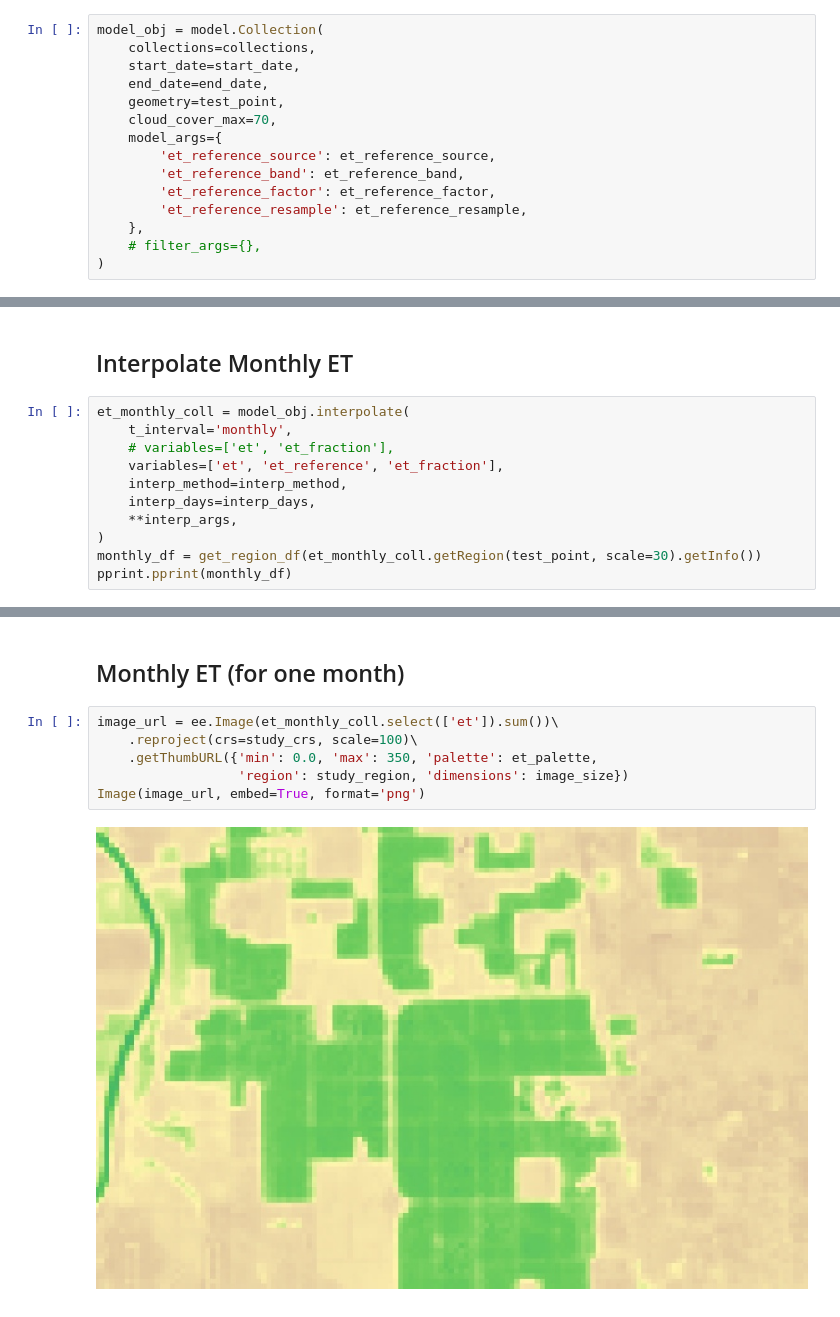
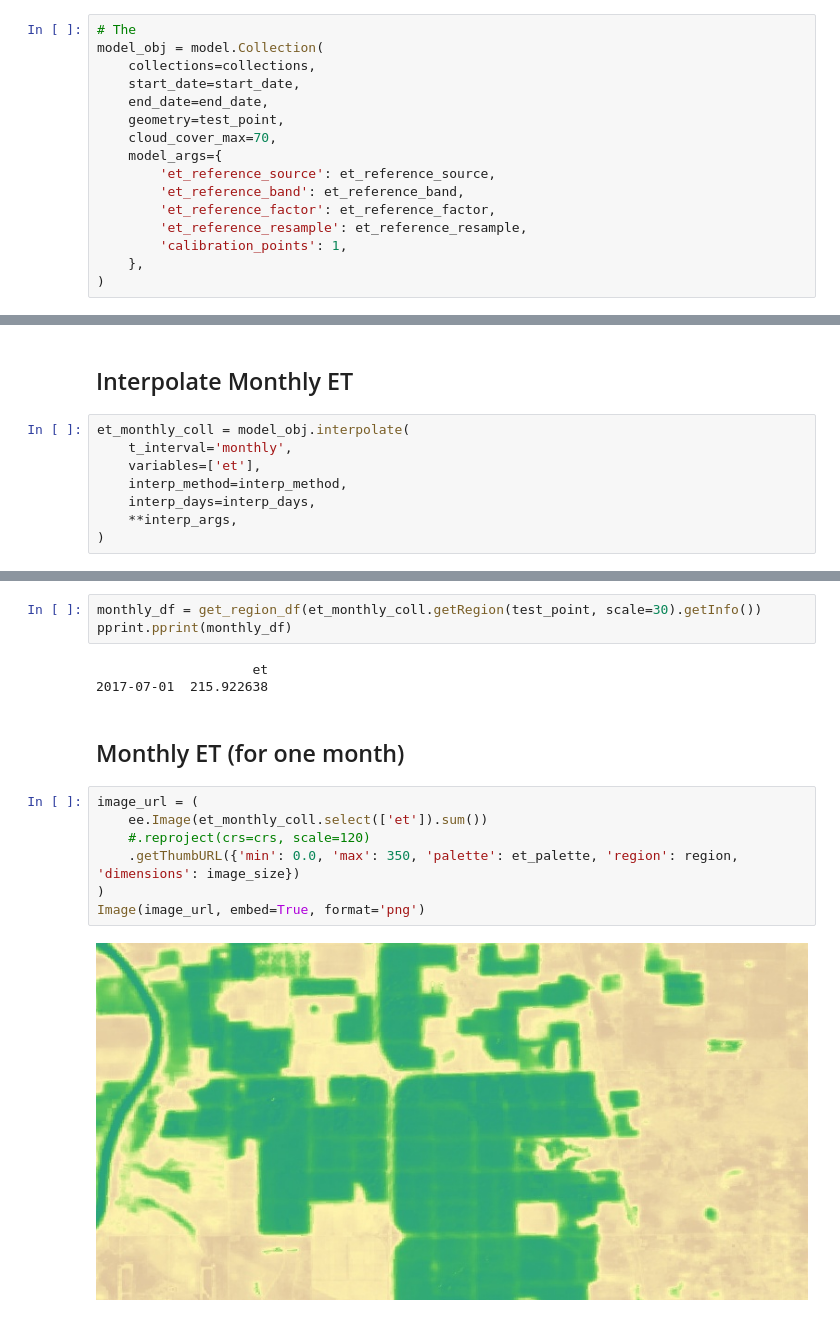
Before and after one commit to et-brasil/openet-geesebal, a Jupyter notebook: examples/collection_interpolate.ipynb, the cells around one changed output, grey strips where cells are left out. Saved outputs shown, nothing was run; the diff lists cells and outputs as text.

```diff
--- a/examples/collection_interpolate.ipynb
+++ b/examples/collection_interpolate.ipynb
@@ -69,4 +68,5 @@ study_crs = 'EPSG:32610'
 # %%
+# The
 model_obj = model.Collection(
     collections=collections,
     start_date=start_date,
@@ -78,6 +78,6 @@ model_obj = model.Collection(
         'et_reference_band': et_reference_band,
         'et_reference_factor': et_reference_factor,
         'et_reference_resample': et_reference_resample,
+        'calibration_points': 1,
     },
-    # filter_args={},
 )
@@ -124,11 +107,8 @@ et_daily_coll = model_obj.interpolate(
 # %%
 et_monthly_coll = model_obj.interpolate(
     t_interval='monthly',
-    # variables=['et', 'et_fraction'],
-    variables=['et', 'et_reference', 'et_fraction'],
+    variables=['et'],
     interp_method=interp_method,
     interp_days=interp_days,
     **interp_args,
 )
-monthly_df = get_region_df(et_monthly_coll.getRegion(test_point, scale=30).getInfo())
-pprint.pprint(monthly_df)
@@ -146,10 +115,17 @@ pprint.pprint(monthly_df)
+# %%
+monthly_df = get_region_df(et_monthly_coll.getRegion(test_point, scale=30).getInfo())
+pprint.pprint(monthly_df)
+# %% [output]
+                    et
+2017-07-01  215.922638
 # %% [markdown]
 ## Monthly ET (for one month)
 # %%
-image_url = ee.Image(et_monthly_coll.select(['et']).sum())\
-    .reproject(crs=study_crs, scale=100)\
-    .getThumbURL({'min': 0.0, 'max': 350, 'palette': et_palette,
-                  'region': study_region, 'dimensions': image_size})
+image_url = (
+    ee.Image(et_monthly_coll.select(['et']).sum())
+    #.reproject(crs=crs, scale=120)
+    .getThumbURL({'min': 0.0, 'max': 350, 'palette': et_palette, 'region': region, 'dimensions': image_size})
+)
 Image(image_url, embed=True, format='png')
 # %% [output]
-[figure, old version]
+[figure, new version]
```
Also changed, not shown: parts of 17 cells of this notebook, 2 other files.
